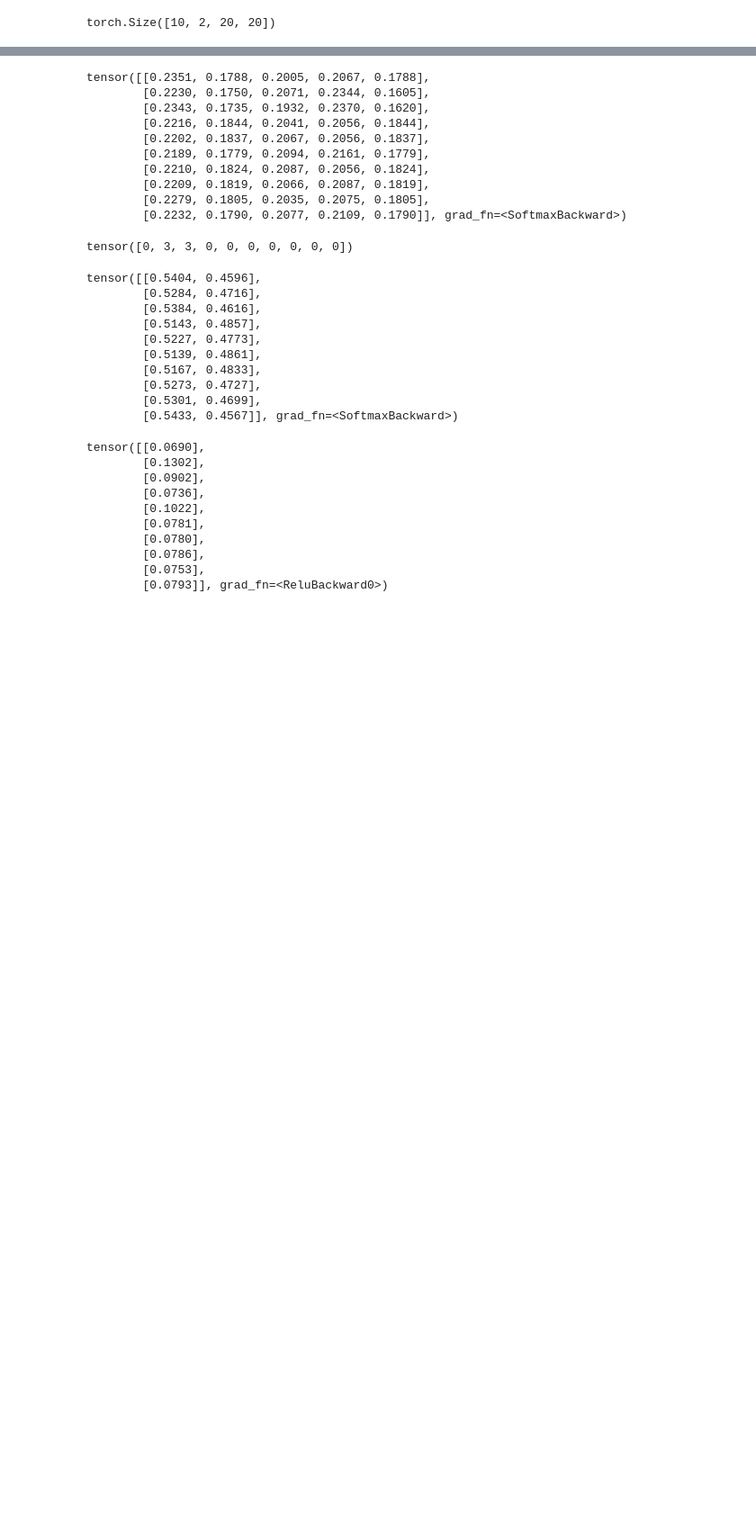
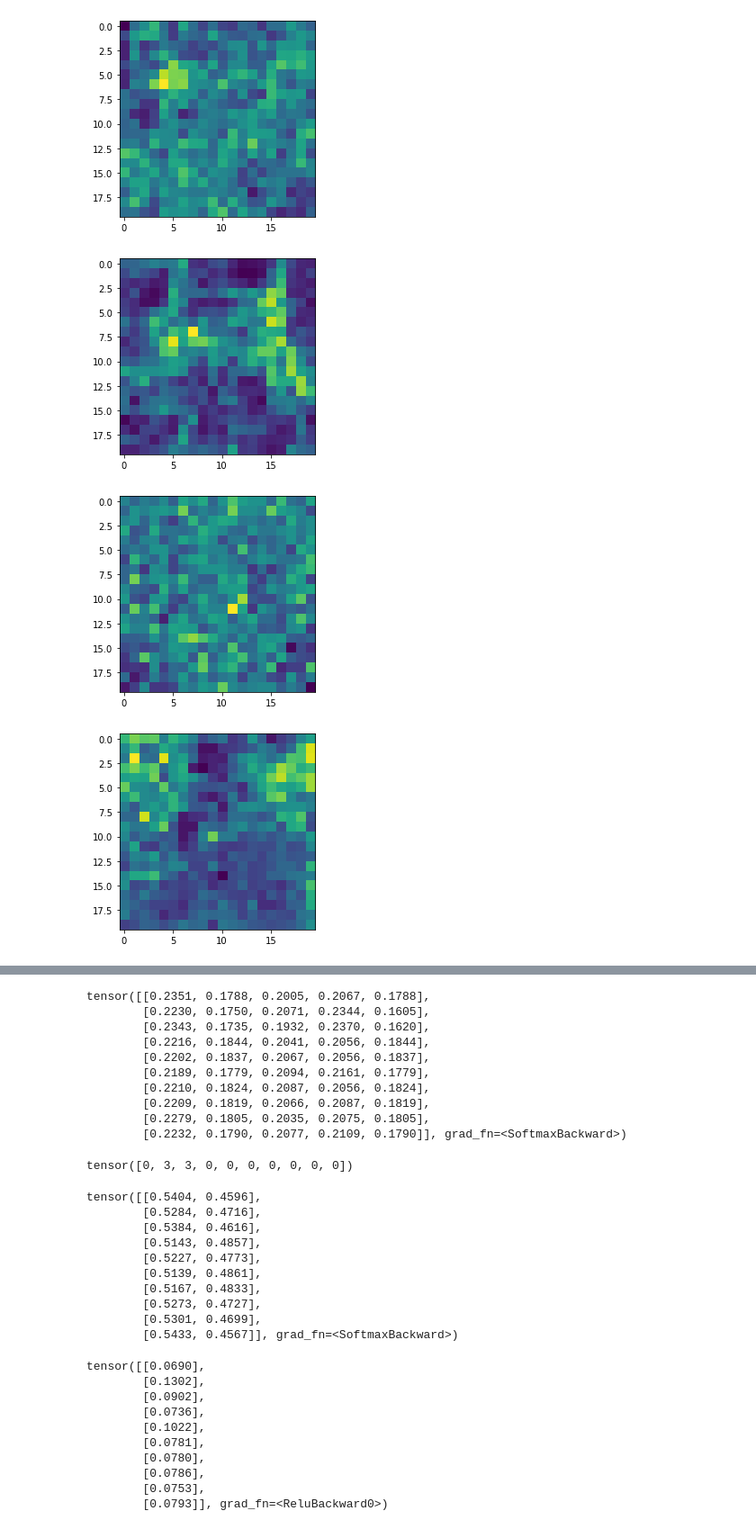
Before and after one commit to dansola/PGA-Net, a Jupyter notebook: notebooks/great_lakes/test_data_loader.ipynb, the cells around one changed output, grey strips where cells are left out. Shown: that part at 90% size. Drawn from its saved outputs; the diff is of its cells as text; code cells hidden in the pictures; blank space fills up the shorter version.

Commit message:
training works with time

```diff
--- a/notebooks/great_lakes/test_data_loader.ipynb
+++ b/notebooks/great_lakes/test_data_loader.ipynb
@@ -6,22 +7,20 @@ import torch
 # %%
 data_directory = "/home/dsola/repos/PGA-Net/data/patch20"
-lake = Lake.erie
+lakes = [Lake.erie]
 label = Label.binary
-class_weighted = True
-binary_labels = True
 batch_size = 10
 epochs = 10
 train_epoch_size, test_epoch_size = 500, 250
 device = 'cpu'
 
-base_config = BaseConfig(data_directory=data_directory, lake=lake, label=label)
+base_config = BaseConfig(data_directory=data_directory, lakes=lakes, label=label)
 
 train_config = TrainConfig(*base_config, batch_size=batch_size, epochs=epochs,
-                           epoch_size=train_epoch_size, class_weighted=class_weighted, device=device)
+                           epoch_size=train_epoch_size, device=device)
 
 train_set = LakesRandom(train_config)
 train_loader = DataLoader(train_set, batch_size=train_config.batch_size, shuffle=True)
 # %%
 for batch in train_loader:
-    img, ice_con = batch[0], batch[1]
+    img, ice_con = batch
     break
@@ -28,4 +40,9 @@ for batch in train_loader:
 # %%
-img.shape
+for i in range(10):
+    plt.imshow(img[i][0].detach().numpy())
+    plt.show()
 # %% [output]
-torch.Size([10, 2, 20, 20])
+[figure, added]
+[figure, added]
+[figure, added]
+[figure, added]
```
Also changed, not shown: parts of 3 cells of this notebook, 28 other files.
